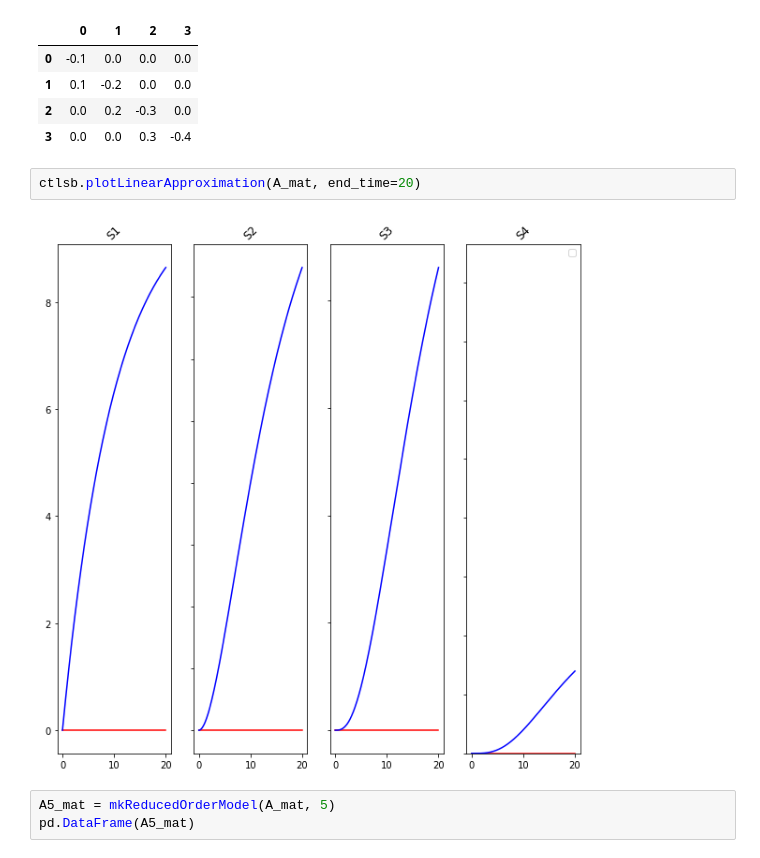
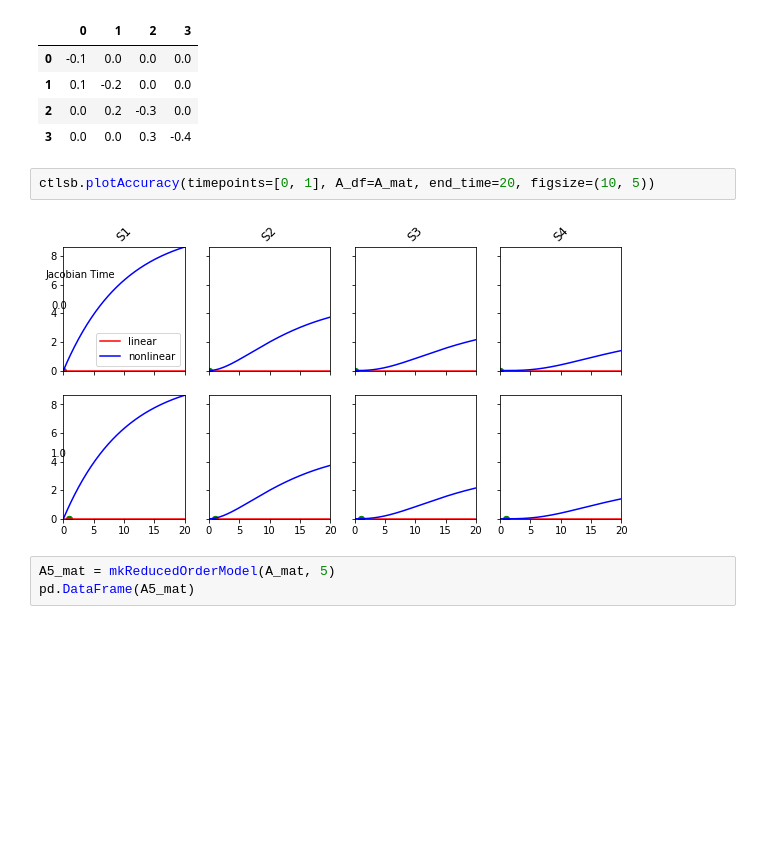
Before and after one commit to ModelEngineering/controlSBML, a Jupyter notebook: notebooks/Reduced-Order-Models.ipynb, the cells around one changed output. Cells and saved outputs as stored; diff of their text form; blank space fills up the shorter version.

```diff
--- a/notebooks/Reduced-Order-Models.ipynb
+++ b/notebooks/Reduced-Order-Models.ipynb
@@ -305,9 +305,9 @@ pd.DataFrame(mkReducedOrderModel(A_mat, 6))
 | 2 | 0.0 | 0.2 | -0.3 | 0.0 |
 | 3 | 0.0 | 0.0 | 0.3 | -0.4 |
 # %%
-ctlsb.plotLinearApproximation(A_mat, end_time=20)
+ctlsb.plotAccuracy(timepoints=[0, 1], A_df=A_mat, end_time=20, figsize=(10, 5))
 # %% [output]
-[figure, old version]
+[figure, new version]
 # %%
 A5_mat = mkReducedOrderModel(A_mat, 5)
 pd.DataFrame(A5_mat)
```
Also changed, not shown: parts of 2 cells of this notebook, 8 other files.
